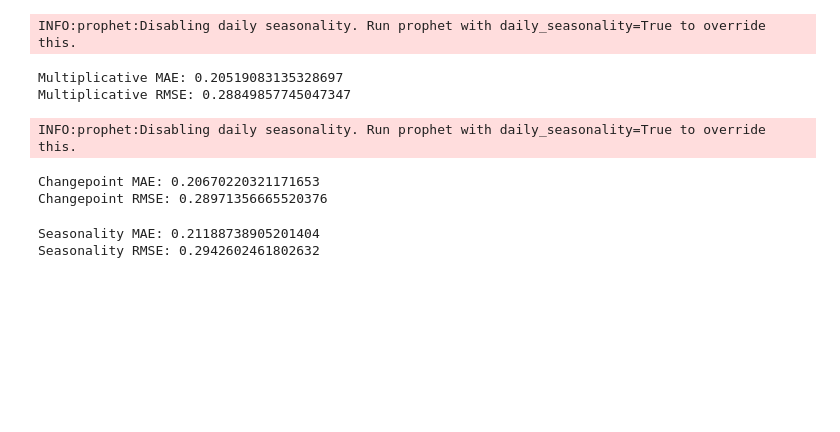
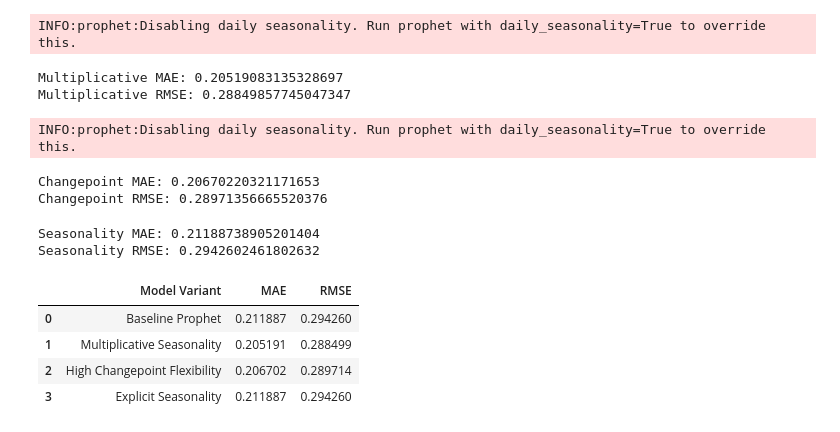
Before and after one commit to ShahanV/powercast-ai, a Jupyter notebook: notebooks/Powercast_AI.ipynb, the cells around one changed output. Cells and saved outputs as stored; diff of their text form; code cells hidden in the pictures; blank space fills up the shorter version.

Commit message:
Create comparison table for Prophet tuning experiments

```diff
--- a/notebooks/Powercast_AI.ipynb
+++ b/notebooks/Powercast_AI.ipynb
@@ -486,3 +486,32 @@ print("Seasonality RMSE:", rmse_season)
 # %% [output]
 Seasonality MAE: 0.21188738905201404
 Seasonality RMSE: 0.2942602461802632
+# %%
+tuning_comparison = pd.DataFrame({
+    "Model Variant": [
+        "Baseline Prophet",
+        "Multiplicative Seasonality",
+        "High Changepoint Flexibility",
+        "Explicit Seasonality"
+    ],
+    "MAE": [
+        baseline_mae,
+        mae_mult,
+        mae_cp,
+        mae_season
+    ],
+    "RMSE": [
+        baseline_rmse,
+        rmse_mult,
+        rmse_cp,
+        rmse_season
+    ]
+})
+
+tuning_comparison
+# %% [output]
+|  | Model Variant | MAE | RMSE |
+| 0 | Baseline Prophet | 0.211887 | 0.294260 |
+| 1 | Multiplicative Seasonality | 0.205191 | 0.288499 |
+| 2 | High Changepoint Flexibility | 0.206702 | 0.289714 |
+| 3 | Explicit Seasonality | 0.211887 | 0.294260 |
```
